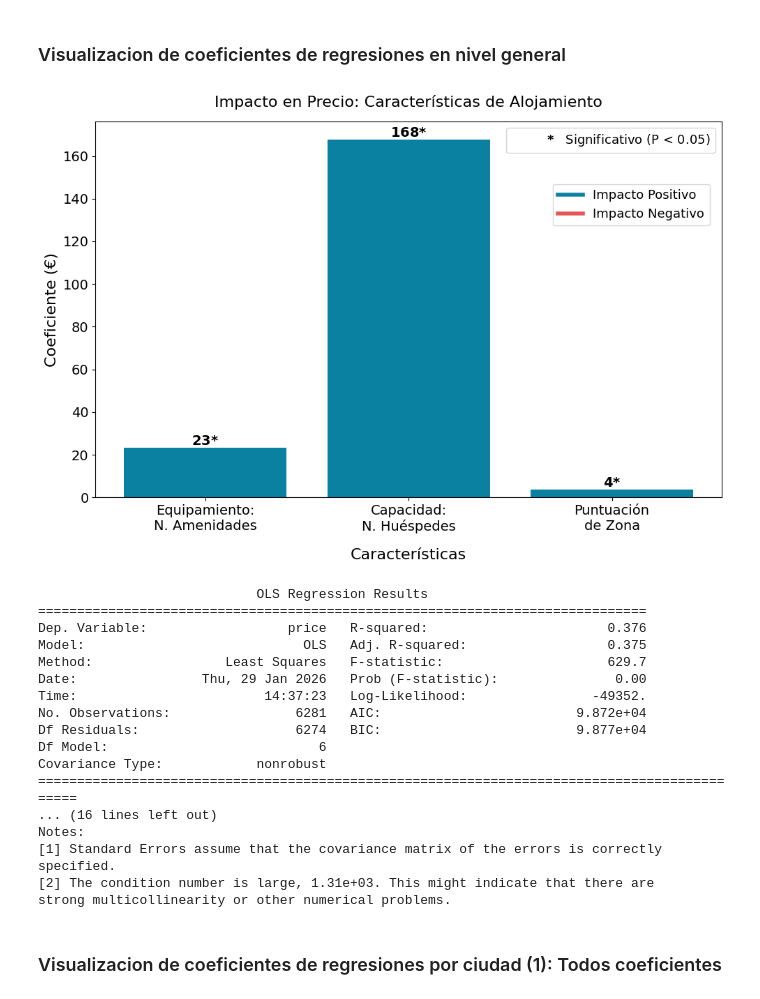
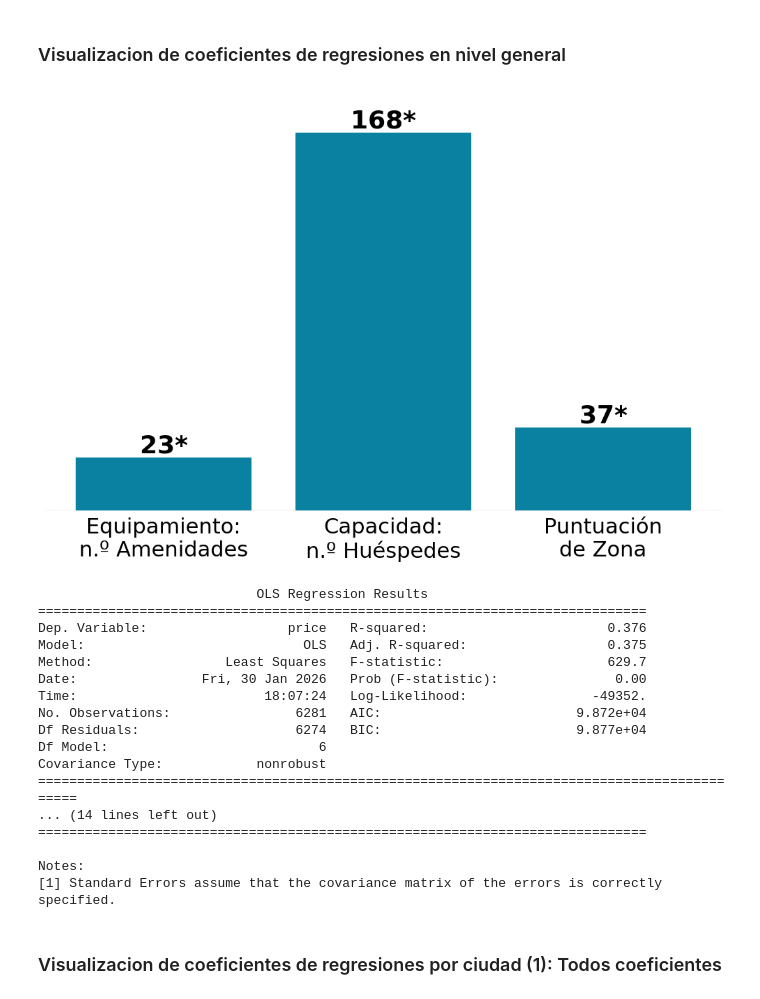
Before and after one commit to esrakesken/turismo-espana-it-academy, a Jupyter notebook: Scripts/AnalisisMarketing26012026.ipynb, the cells around one changed output. Cells and saved outputs as stored; diff of their text form; code cells hidden in the pictures.

```diff
--- a/Scripts/AnalisisMarketing26012026.ipynb
+++ b/Scripts/AnalisisMarketing26012026.ipynb
@@ -13,3 +14,7 @@ dataset = pd.read_csv(ruta, encoding='utf-8')
+# %%
+# Hacer esta transformación porque la puntuación se mide: 0, 10, 20, ..., 100
+# asi la nueva medida tiene 11 nieveles de puntuacion: 0, 1, 2, ..., 10
+dataset['review_scores_location'] = dataset['review_scores_location']/10
 # %% [markdown]
 ### Visualizacion de coeficientes de regresiones en nivel general
 # %%
@@ -18,7 +23,6 @@ dataset = pd.read_csv(ruta, encoding='utf-8')
 
 # dataset = pandas.DataFrame(unique_id, city, price, room_type, amenities_important_count, accommodates, review_scores_location)
 # dataset = dataset.drop_duplicates()
-
 
 
 # 1. Cargar paquetes de python en power bi
@@ -29,6 +33,11 @@ import matplotlib.pyplot as plt
 import seaborn as sns
 from matplotlib.lines import Line2D
 import statsmodels.api as sm
+
+
+# hacer este en powerbi si aun no está así
+# dataset['review_scores_location'] = dataset['review_scores_location']/10
+
 
 # 2. Selección de variables y limpieza de datos
 # usamos el variable tipo de alojamiento para control ya que sabemos que afecta al precio, pero no lo mostramos en resultados
@@ -59,9 +68,8 @@ plot_dataset = results[results['predictor'].isin(target_predictors)].copy()
 
 # Usamos \n para separar el texto en dos líneas
 etiquetas_dos_lineas = {
-    'amenities_important_count': 'Equipamiento:\nN. Amenidades',
-    'accommodates': 'Capacidad:\nN. Huéspedes',
-    #'density': 'Capacidad:\nDensidad',
+    'amenities_important_count': 'Equipamiento:\nn.º Amenidades',
+    'accommodates': 'Capacidad:\nn.º Huéspedes',
     'review_scores_location': 'Puntuación\nde Zona'
 }
 
@@ -71,68 +79,60 @@ plot_dataset['predictor'] = plot_dataset['predictor'].map(etiquetas_dos_lineas)
 plot_dataset['color'] = plot_dataset['coef'].apply(lambda x: '#0b81a2' if x >= 0 else '#e25759')
 
 
 # 6. Visualización
 plt.figure(figsize=(10, 7))
 bars = plt.bar(plot_dataset['predictor'], plot_dataset['coef'], color=plot_dataset['color'])
 
 # Añadir etiquetas con formato negrita y '*' si es significativo
 for bar, coef, p_val in zip(bars, plot_dataset['coef'], plot_dataset['p_value']):
     height = bar.get_height()
     label = f"$\\mathbf{{{coef:.0f}}}$"
     if p_val < 0.05:
         label += "$\\mathbf{*}$"
+    else: label = f"{coef:.0f}"
 
     va = 'bottom' if height > 0 else 'top'
     plt.text(bar.get_x() + bar.get_width()/2, height, label,
-             ha='center', va=va, fontsize=14)
+             ha='center', va=va, fontsize=26)
 
 # Configurar leyendas separadas
 legend_color = [Line2D([0], [0], color='#0b81a2', lw=4, label='Impacto Positivo'),
                 Line2D([0], [0], color='#e25759', lw=4, label='Impacto Negativo')]
-l1 = plt.legend(handles=legend_color,
-                title="",
-                fontsize = 13,
-                #loc='upper left',
-                bbox_to_anchor=(0.72, 0.85))
-plt.gca().add_artist(l1)
 
-legend_sig = [Line2D([0], [0], marker='none', color='none', label='$\\mathbf{*}$   Significativo (P < 0.05)')]
-#legend_sig = [Line2D([0], [0], marker='none', color='none', label='* Significativo (P < 0.05)')]
-plt.legend(handles=legend_sig, title="",
-           fontsize = 13,
-           loc='upper right')
+plt.legend('', frameon=False)
 
 plt.axhline(0, color='black', linewidth=0.8)
-plt.title('Impacto en Precio: Características de Alojamiento', fontsize=16, pad=15)
-plt.xlabel('Características', fontsize=16, labelpad = 15)
-plt.ylabel('Coeficiente (€)', fontsize=16)
-plt.xticks(fontsize = 14)
-plt.yticks(fontsize = 14)
+plt.xticks(fontsize = 22)
+plt.yticks([])
+plt.tick_params(axis="x", bottom=False)
+plt.margins(y=0.1)
+#plt.gca().spines[['top', 'left', 'right']].set_visible(False)
+plt.box(False)
 plt.tight_layout()
 plt.show()
 
 
 # Opcional: imprimir resumen
 print(model.summary())
 # %% [output]
-[figure, old version]
+[figure, new version]
                             OLS Regression Results
 ==============================================================================
 Dep. Variable:                  price   R-squared:                       0.376
 Model:                            OLS   Adj. R-squared:                  0.375
 Method:                 Least Squares   F-statistic:                     629.7
-Date:                Thu, 29 Jan 2026   Prob (F-statistic):               0.00
-Time:                        14:37:23   Log-Likelihood:                -49352.
+Date:                Fri, 30 Jan 2026   Prob (F-statistic):               0.00
+Time:                        18:07:24   Log-Likelihood:                -49352.
 No. Observations:                6281   AIC:                         9.872e+04
 Df Residuals:                    6274   BIC:                         9.877e+04
 Df Model:                           6
 Covariance Type:            nonrobust
 =============================================================================================
-... (16 lines left out)
+... (14 lines left out)
+==============================================================================
+
 Notes:
 [1] Standard Errors assume that the covariance matrix of the errors is correctly specified.
-[2] The condition number is large, 1.31e+03. This might indicate that there are
-strong multicollinearity or other numerical problems.
 # %% [markdown]
 ### Visualizacion de coeficientes de regresiones por ciudad (1): Todos coeficientes
 # %%
```
Also changed, not shown: parts of 3 cells of this notebook.
